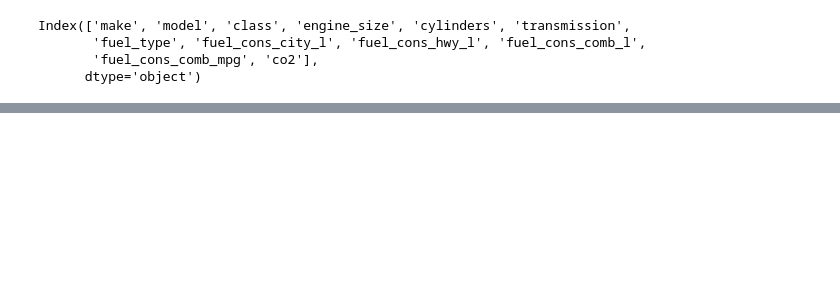
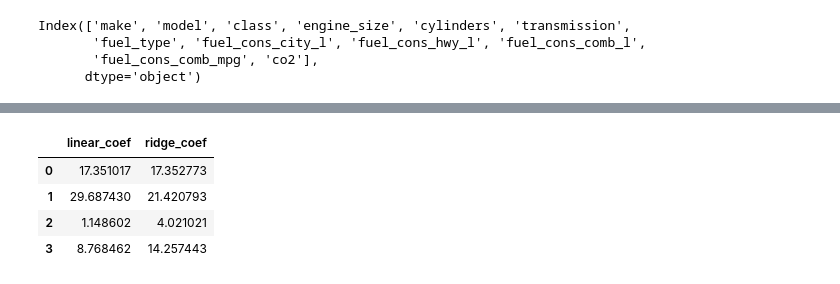
Before and after one commit to ssamiyavuzz/CO2-Emission-Project, a Jupyter notebook: CO2_Emission_Project.ipynb, the cells around one changed output, grey strips where cells are left out. Cells and saved outputs as stored; diff of their text form; code cells hidden in the pictures; blank space fills up the shorter version.

```diff
--- a/CO2_Emission_Project.ipynb
+++ b/CO2_Emission_Project.ipynb
@@ -458,0 +455,5 @@ lm_df
+# %%
+# Linear Models Coef
+
+lm_df = pd.DataFrame(lm.coef_, columns = ["linear_coef"])
+lm_df
@@ -458,0 +518,10 @@ lm_df
+# %%
+rcm_df = pd.DataFrame(ridge_cv_model.coef_, columns=["ridge_coef"])
+# %%
+pd.concat([lm_df, rcm_df], axis=1)
+# %% [output]
+|  | linear_coef | ridge_coef |
+| 0 | 17.351017 | 17.352773 |
+| 1 | 29.687430 | 21.420793 |
+| 2 | 1.148602 | 4.021021 |
+| 3 | 8.768462 | 14.257443 |
```
Also changed, not shown: parts of 47 cells of this notebook.
